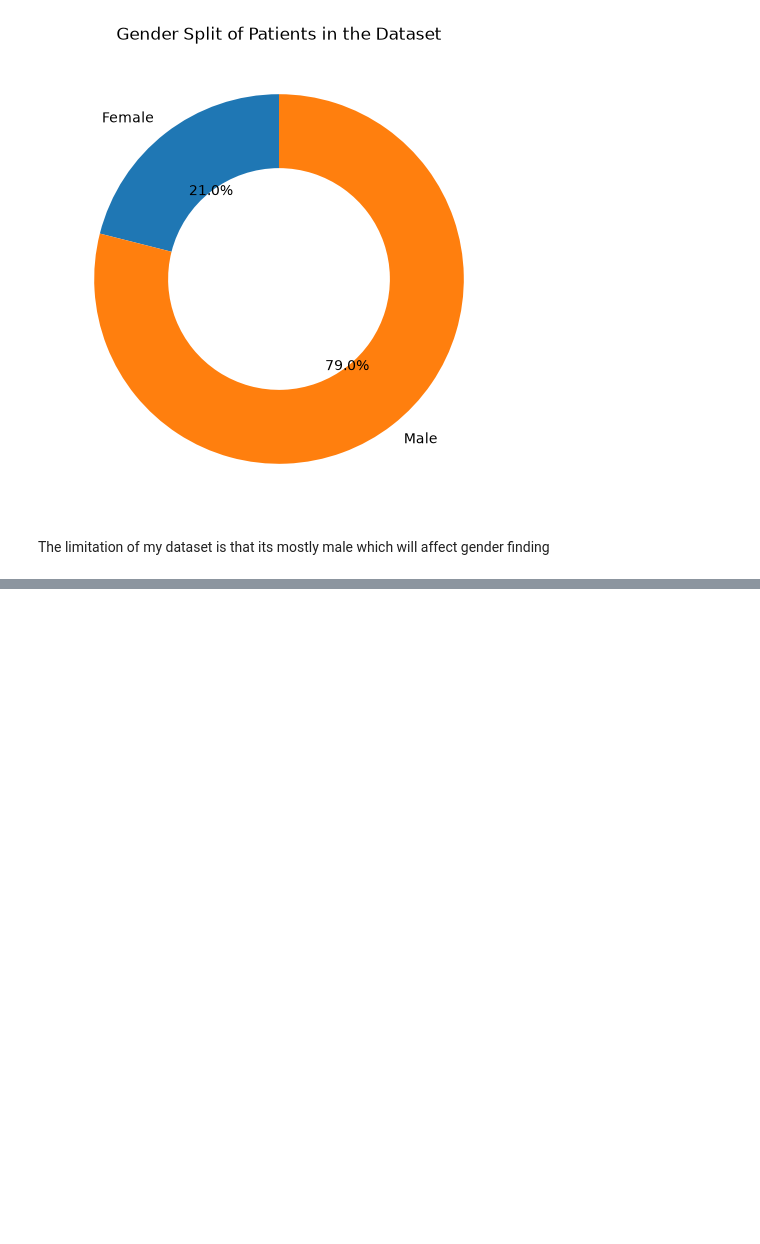
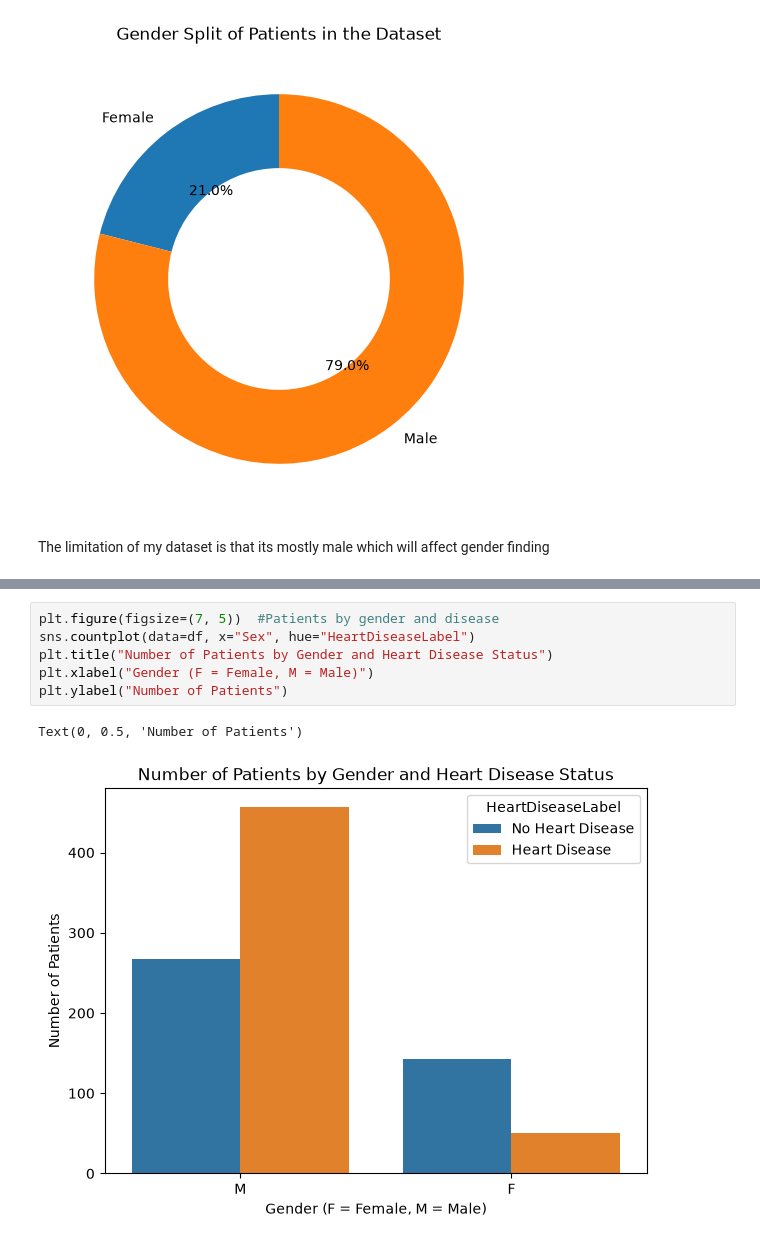
Before and after one commit to TuhinShaikh/Heart-Disease-Visualisation, a Jupyter notebook: Heart_Disease_Analysis.ipynb, the cells around one changed output, grey strips where cells are left out. Cells and saved outputs as stored; diff of their text form; blank space fills up the shorter version.

```diff
--- a/Heart_Disease_Analysis.ipynb
+++ b/Heart_Disease_Analysis.ipynb
@@ -548,0 +578,9 @@ The limitation of my dataset is that its mostly male which will affect gender fi
+# %%
+plt.figure(figsize=(7, 5))  #Patients by gender and disease
+sns.countplot(data=df, x="Sex", hue="HeartDiseaseLabel")
+plt.title("Number of Patients by Gender and Heart Disease Status")
+plt.xlabel("Gender (F = Female, M = Male)")
+plt.ylabel("Number of Patients")
+# %% [output]
+Text(0, 0.5, 'Number of Patients')
+[figure, added]
```
Also changed, not shown: parts of 8 cells of this notebook.
